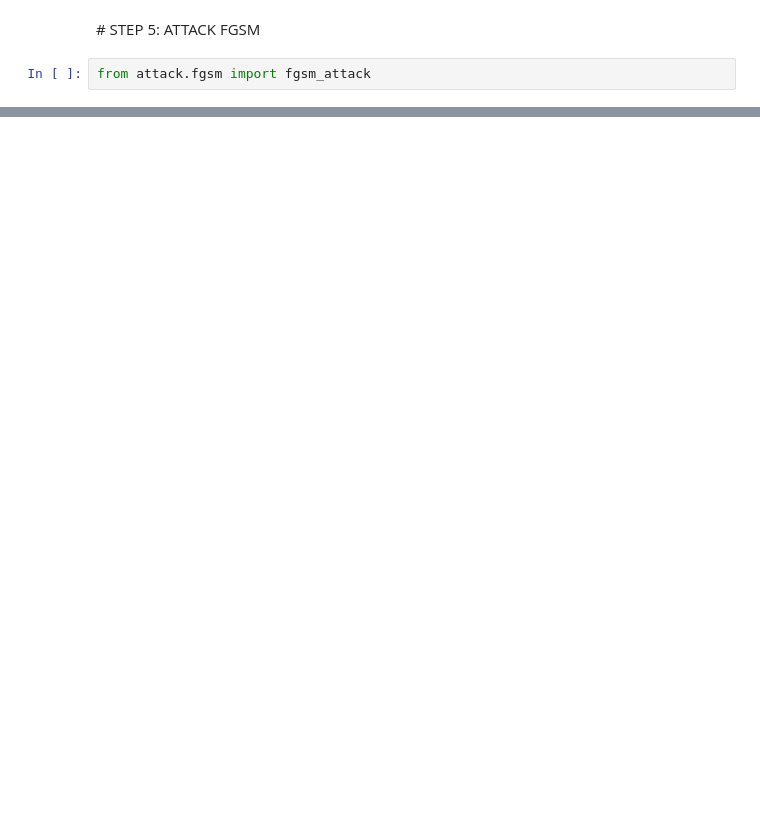
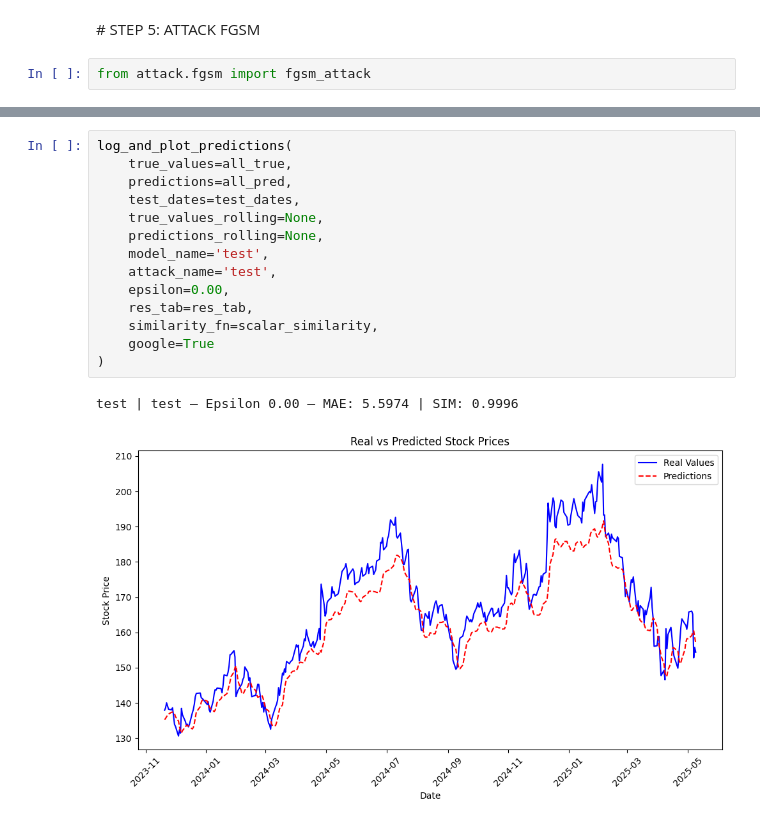
Before and after one commit to Samy-Annasri/backcasting-for-adversarial-attacks-on-time-series, a Jupyter notebook: ReverseForecasAttack.ipynb, the cells around one changed output, grey strips where cells are left out. Drawn from its saved outputs; the diff is of its cells as text; blank space fills up the shorter version.

```diff
--- a/ReverseForecasAttack.ipynb
+++ b/ReverseForecasAttack.ipynb
@@ -237,3 +304,20 @@ from attack.fgsm import fgsm_attack
+# %%
+log_and_plot_predictions(
+    true_values=all_true,
+    predictions=all_pred,
+    test_dates=test_dates,
+    true_values_rolling=None,
+    predictions_rolling=None,
+    model_name='test',
+    attack_name='test',
+    epsilon=0.00,
+    res_tab=res_tab,
+    similarity_fn=scalar_similarity,
+    google=True
+)
+# %% [output]
+test | test – Epsilon 0.00 – MAE: 5.5974 | SIM: 0.9996
+[figure, added]
 # %%
 display(res_tab)
 # %% [output]
```
Also changed, not shown: parts of 9 cells of this notebook.
